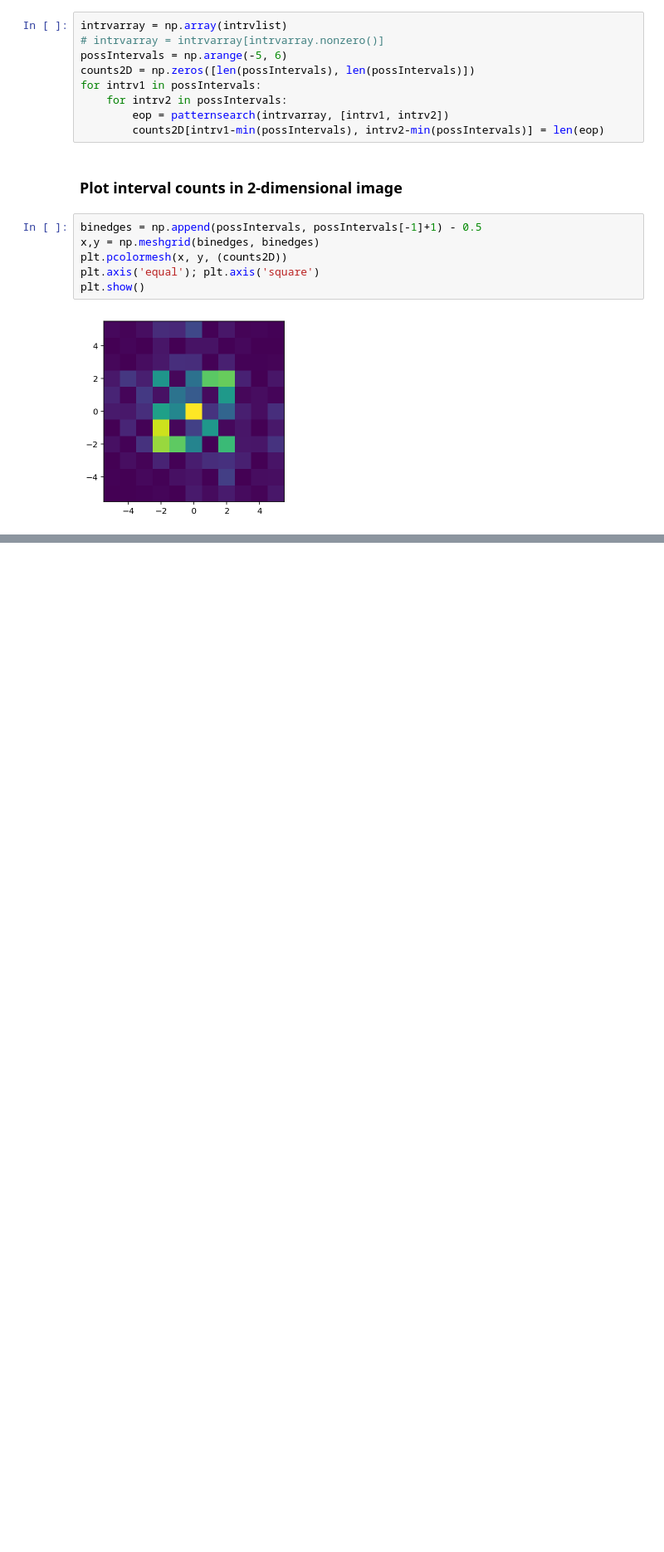
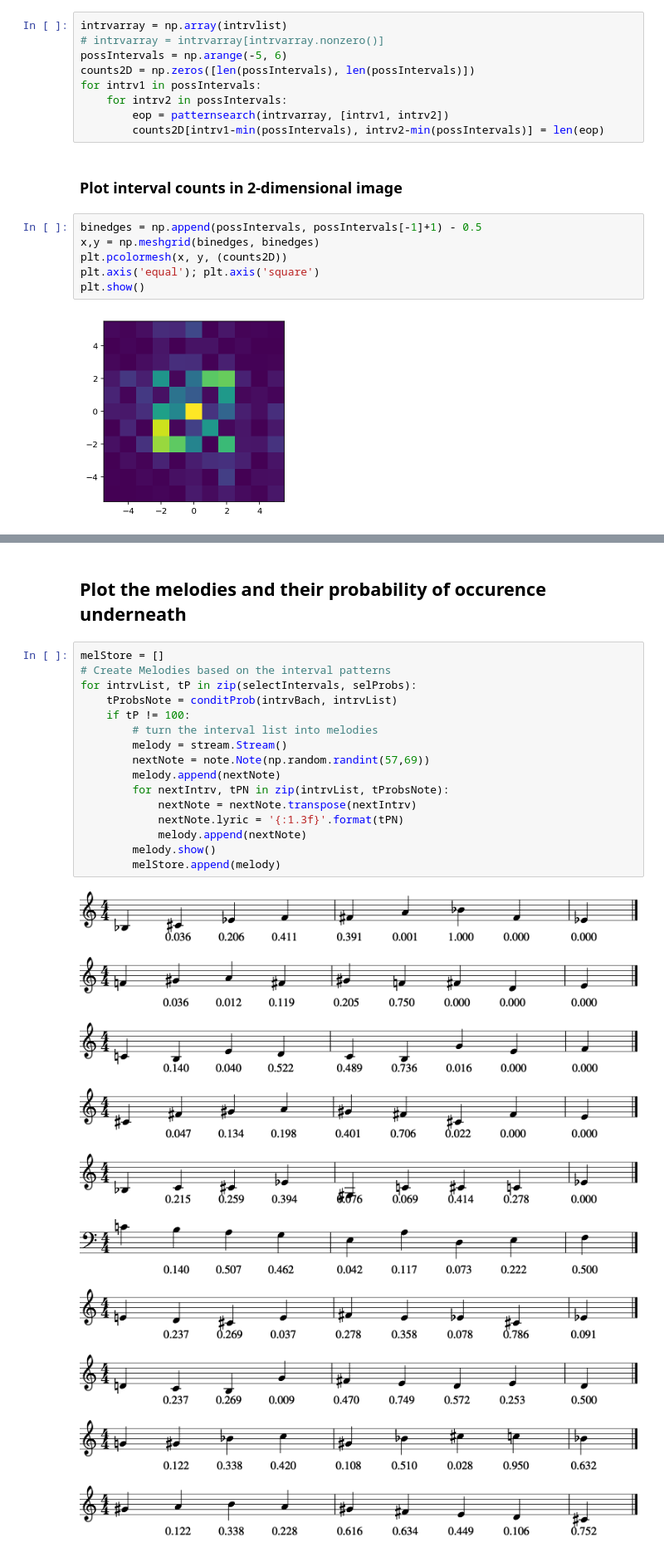
Before and after one commit to kdoelling1919/musPredict, a Jupyter notebook: IntervalPrediction.ipynb, the cells around one changed output, grey strips where cells are left out. Shown at 83% size. Drawn from its saved outputs; the diff is of its cells as text; blank space fills up the shorter version.

```diff
--- a/IntervalPrediction.ipynb
+++ b/IntervalPrediction.ipynb
@@ -169,0 +267,29 @@ np.prod(intsprobs)
+# %% [markdown]
+## Plot the melodies and their probability of occurence underneath
+# %%
+melStore = []
+# Create Melodies based on the interval patterns
+for intrvList, tP in zip(selectIntervals, selProbs):
+    tProbsNote = conditProb(intrvBach, intrvList)
+    if tP != 100:
+        # turn the interval list into melodies
+        melody = stream.Stream()
+        nextNote = note.Note(np.random.randint(57,69))
+        melody.append(nextNote)
+        for nextIntrv, tPN in zip(intrvList, tProbsNote):
+            nextNote = nextNote.transpose(nextIntrv)
+            nextNote.lyric = '{:1.3f}'.format(tPN)
+            melody.append(nextNote)
+        melody.show()
+        melStore.append(melody)
+# %% [output]
+[figure, added]
+[figure, added]
+[figure, added]
+[figure, added]
+[figure, added]
+[figure, added]
+[figure, added]
+[figure, added]
+[figure, added]
+[figure, added]
```
Also changed, not shown: parts of 15 cells of this notebook.
